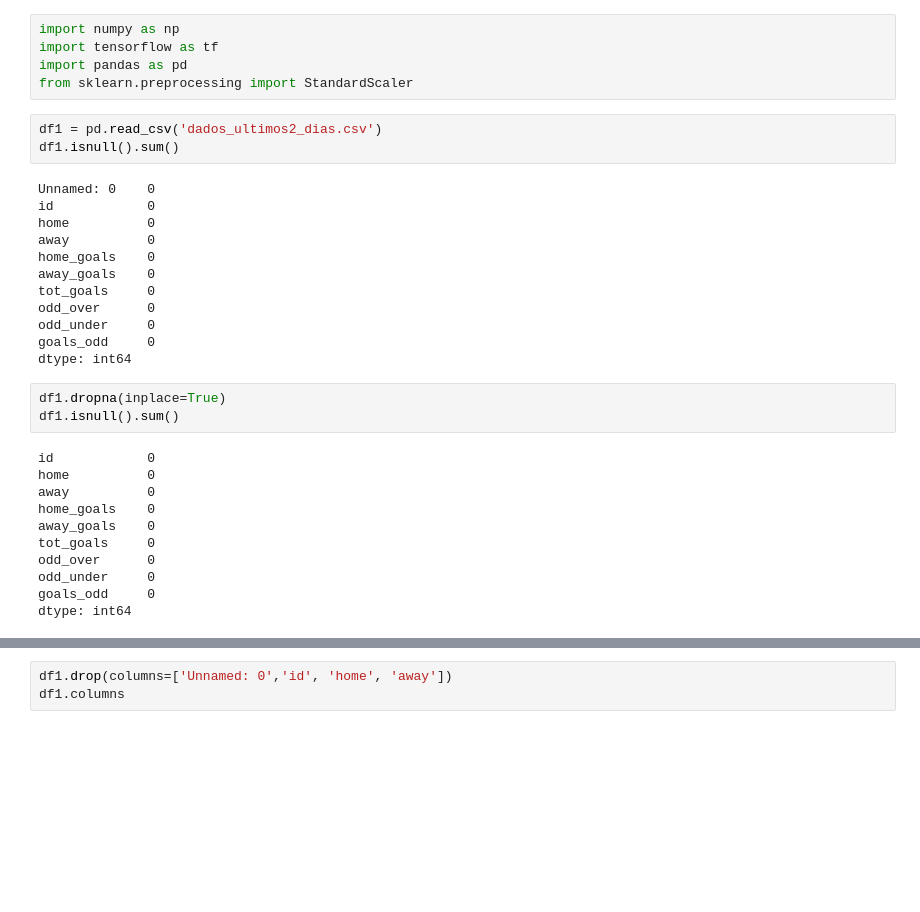
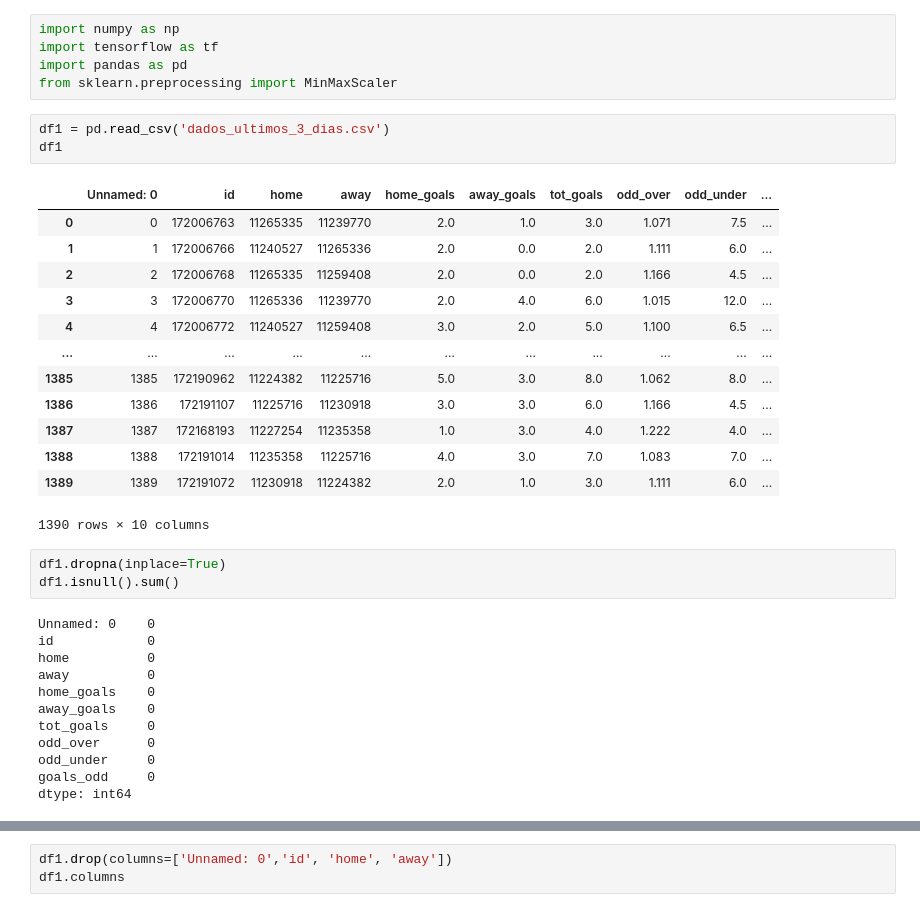
Before and after one commit to solovee/ProjBotAposta, a Jupyter notebook: src/NN.ipynb, the cells around one changed output, grey strips where cells are left out. Drawn from its saved outputs; the diff is of its cells as text; blank space fills up the shorter version.

```diff
--- a/src/NN.ipynb
+++ b/src/NN.ipynb
@@ -2,26 +2,29 @@
 import numpy as np
 import tensorflow as tf
 import pandas as pd
-from sklearn.preprocessing import StandardScaler
+from sklearn.preprocessing import MinMaxScaler
 # %%
-df1 = pd.read_csv('dados_ultimos2_dias.csv')
-df1.isnull().sum()
+df1 = pd.read_csv('dados_ultimos_3_dias.csv')
+df1
 # %% [output]
+|  | Unnamed: 0 | id | home | away | home_goals | away_goals | tot_goals | odd_over | odd_under | ... |
+| 0 | 0 | 172006763 | 11265335 | 11239770 | 2.0 | 1.0 | 3.0 | 1.071 | 7.5 | ... |
+| 1 | 1 | 172006766 | 11240527 | 11265336 | 2.0 | 0.0 | 2.0 | 1.111 | 6.0 | ... |
+| 2 | 2 | 172006768 | 11265335 | 11259408 | 2.0 | 0.0 | 2.0 | 1.166 | 4.5 | ... |
+| 3 | 3 | 172006770 | 11265336 | 11239770 | 2.0 | 4.0 | 6.0 | 1.015 | 12.0 | ... |
+| 4 | 4 | 172006772 | 11240527 | 11259408 | 3.0 | 2.0 | 5.0 | 1.100 | 6.5 | ... |
+| ... | ... | ... | ... | ... | ... | ... | ... | ... | ... | ... |
+| 1385 | 1385 | 172190962 | 11224382 | 11225716 | 5.0 | 3.0 | 8.0 | 1.062 | 8.0 | ... |
+| 1386 | 1386 | 172191107 | 11225716 | 11230918 | 3.0 | 3.0 | 6.0 | 1.166 | 4.5 | ... |
+| 1387 | 1387 | 172168193 | 11227254 | 11235358 | 1.0 | 3.0 | 4.0 | 1.222 | 4.0 | ... |
+| 1388 | 1388 | 172191014 | 11235358 | 11225716 | 4.0 | 3.0 | 7.0 | 1.083 | 7.0 | ... |
+| 1389 | 1389 | 172191072 | 11230918 | 11224382 | 2.0 | 1.0 | 3.0 | 1.111 | 6.0 | ... |
-Unnamed: 0    0
-id            0
-home          0
-away          0
-home_goals    0
-away_goals    0
-tot_goals     0
-odd_over      0
-odd_under     0
-goals_odd     0
-dtype: int64
+1390 rows × 10 columns
 # %%
 df1.dropna(inplace=True)
 df1.isnull().sum()
 # %% [output]
+Unnamed: 0    0
 id            0
 home          0
 away          0
```
Also changed, not shown: parts of 20 cells of this notebook, 2 other files.
